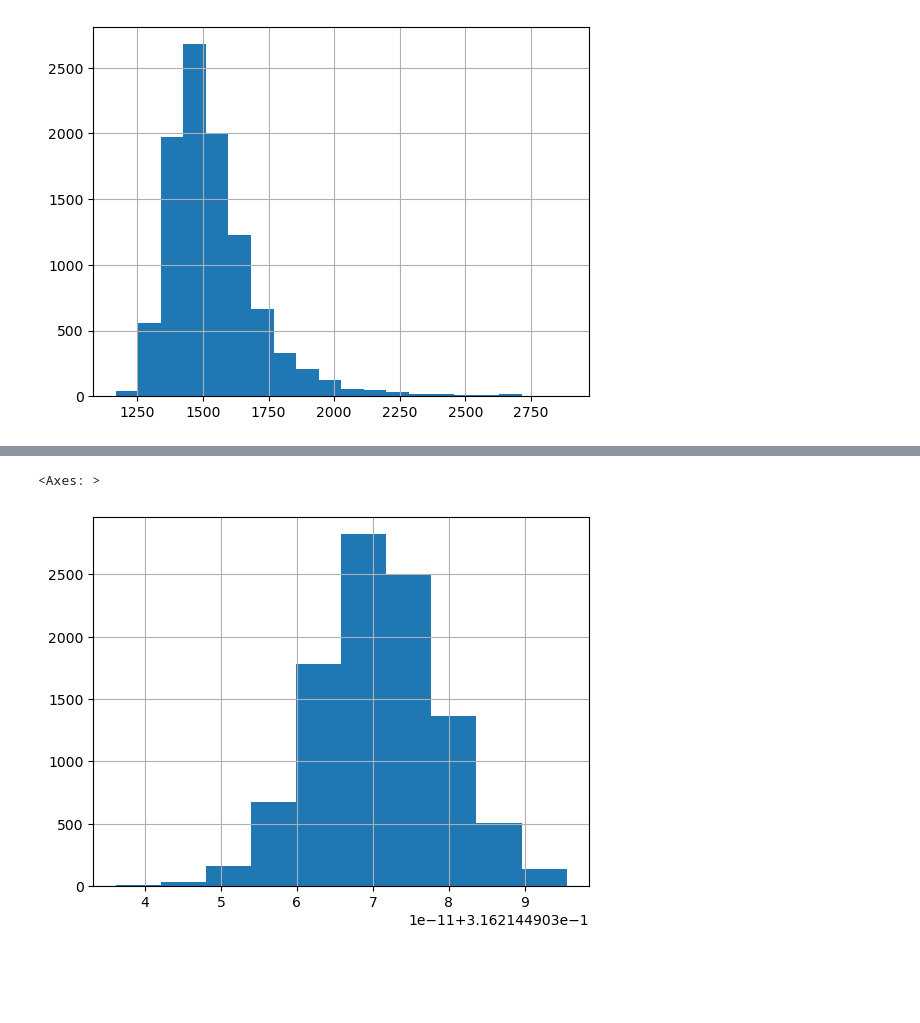
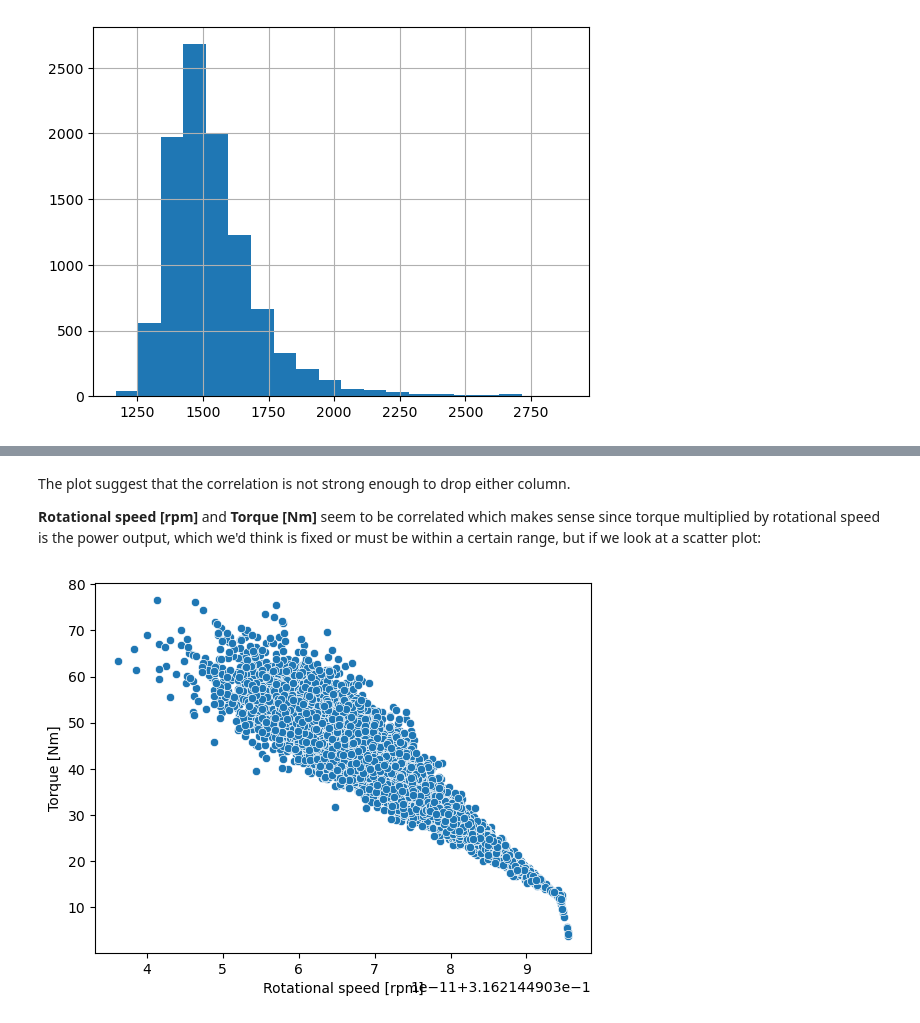
Before and after one commit to Bojack-Manhorse/Exploratory_Data_Analysis_Project, a Jupyter notebook: Project.ipynb, the cells around one changed output, grey strips where cells are left out. Cells and saved outputs as stored; diff of their text form; code cells hidden in the pictures; blank space fills up the shorter version.

```diff
--- a/Project.ipynb
+++ b/Project.ipynb
@@ -35,0 +22,4 @@ memory usage: 1.1+ MB
+# %%
+my_extractor.rds_table_to_csv('failure_data', 'UDI') #Takes the table stored in the dataframe from `db_creds.yaml` and puts it in a csv called `csv_of_dataframe.csv`
+raw_df = my_transformer.read_csv_as_dataframe('csv_of_dataframe.csv') #Reads the data in csv_of_dataframe.csv and transforms it to a pandas dataframe
+raw_df.info()
@@ -35,0 +46,2 @@ memory usage: 1.1+ MB
+# %%
+df = raw_df
@@ -142,5 +274,8 @@ my_plotter.show_histogram(df["Rotational speed [rpm]"], 20)
+# %% [markdown]
+The plot suggest that the correlation is not strong enough to drop either column.
+
+**Rotational speed [rpm]** and **Torque [Nm]** seem to be correlated which makes sense since torque multiplied by rotational speed is the power output, which we'd think is fixed or must be within a certain range, but if we look at a scatter plot:
 # %%
-my_dataframe_transformer.apply_box_cox(df["Rotational speed [rpm]"]).hist()
+my_plotter.show_scatter_plot(df['Rotational speed [rpm]'], df['Torque [Nm]'])
 # %% [output]
-<Axes: >
-[figure, old version]
+[figure, new version]
```
Also changed, not shown: parts of 60 cells of this notebook, 7 other files.
